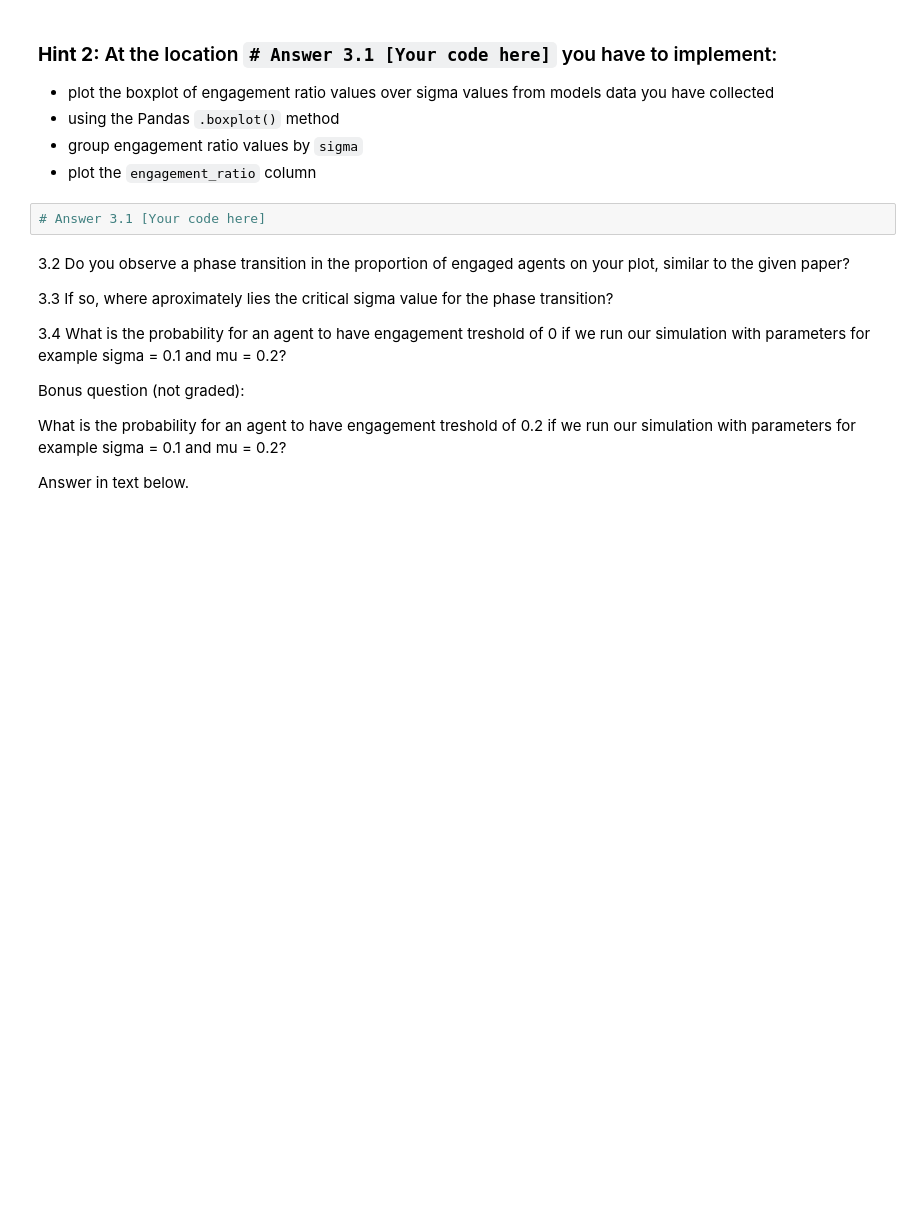
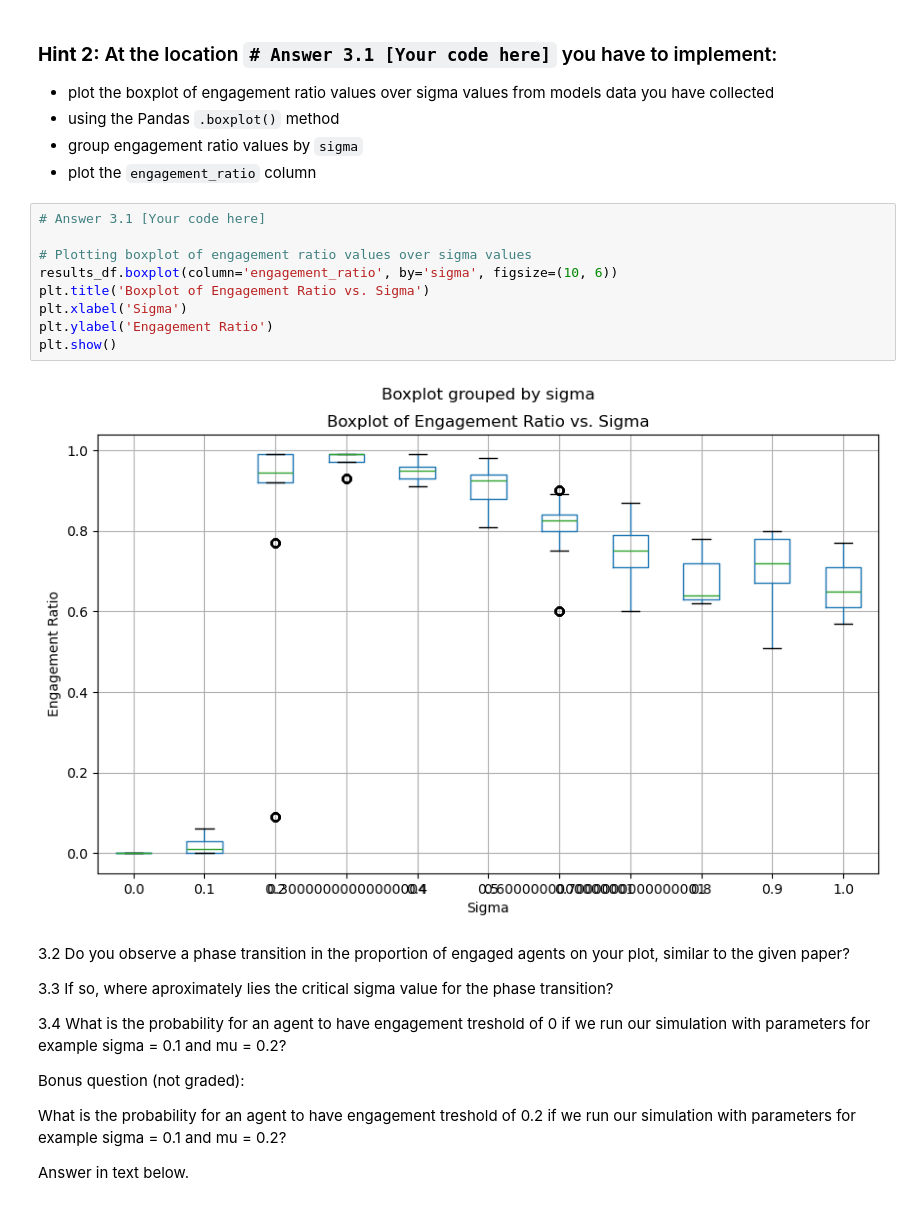
Before and after one commit to Ramadan877/https---github.com-ettha-CSS, a Jupyter notebook: granovetter-example-handout.ipynb, the cells around one changed output. Cells and saved outputs as stored; diff of their text form; blank space fills up the shorter version.

```diff
--- a/granovetter-example-handout.ipynb
+++ b/granovetter-example-handout.ipynb
@@ -798,6 +798,15 @@ Put your code for answers 3.1 in the box below.
 - plot the ``engagement_ratio`` column
 # %%
 # Answer 3.1 [Your code here]
+
+# Plotting boxplot of engagement ratio values over sigma values
+results_df.boxplot(column='engagement_ratio', by='sigma', figsize=(10, 6))
+plt.title('Boxplot of Engagement Ratio vs. Sigma')
+plt.xlabel('Sigma')
+plt.ylabel('Engagement Ratio')
+plt.show()
+# %% [output]
+[figure, added]
 # %% [markdown]
 3.2 Do you observe a phase transition in the proportion of engaged agents on your plot, similar to the given paper?
 
```
Also changed, not shown: parts of 3 cells of this notebook.
